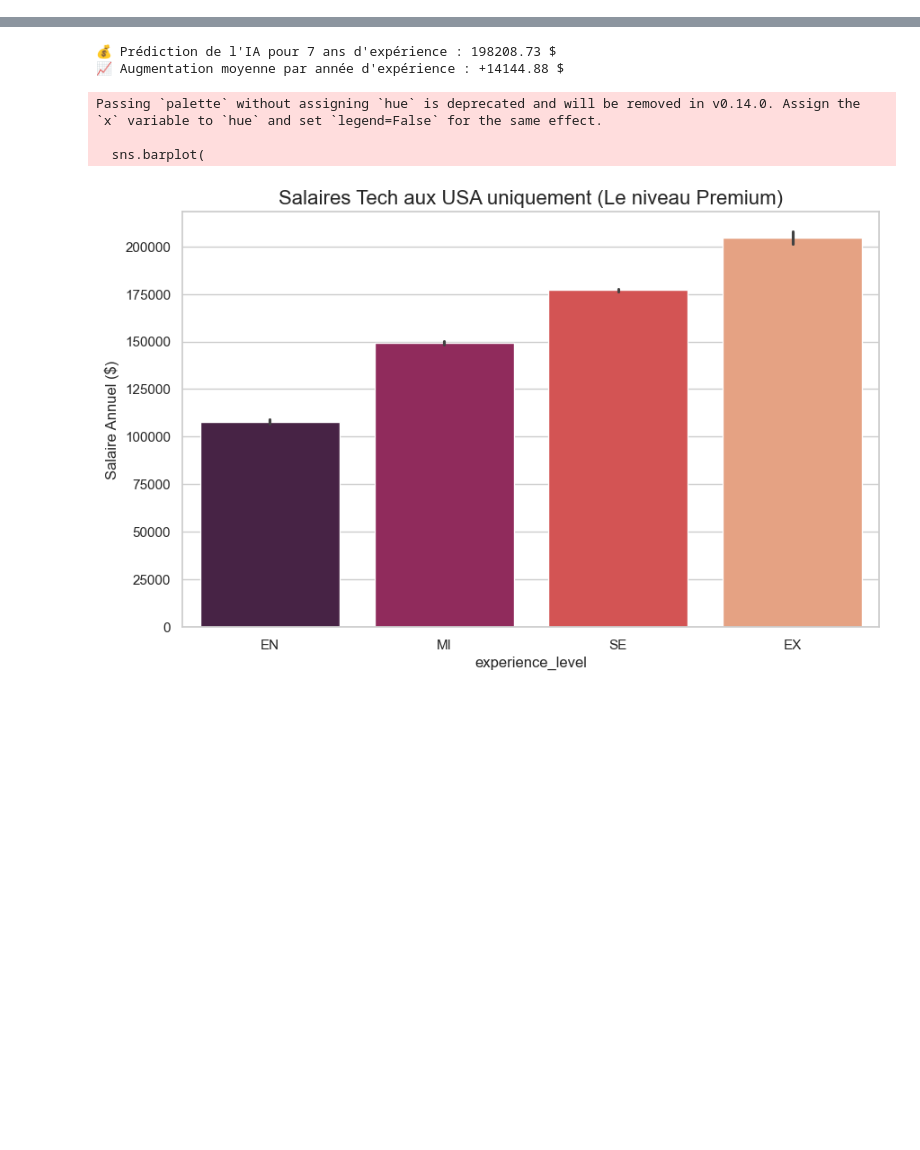
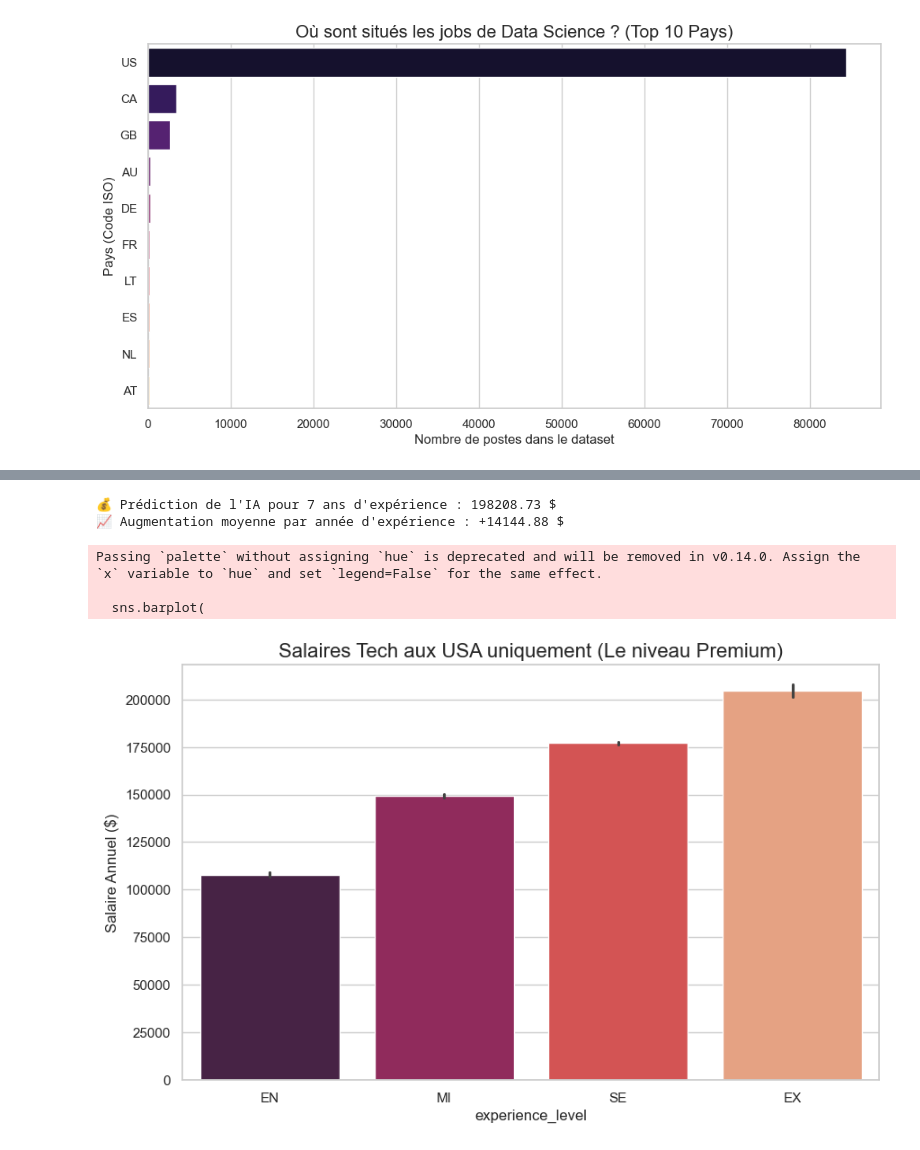
Before and after one commit to AdamFehmoun/Portfolio-data, a Jupyter notebook: Projet_Salaires.ipynb, the cells around one changed output, grey strips where cells are left out. Drawn from its saved outputs; the diff is of its cells as text; code cells hidden in the pictures; blank space fills up the shorter version.

```diff
--- a/Projet_Salaires.ipynb
+++ b/Projet_Salaires.ipynb
@@ -0,0 +320,23 @@
+# %%
+import matplotlib.pyplot as plt
+import seaborn as sns
+
+# On prend les 10 premiers pays pour que le graphique reste lisible
+top_10_pays = repartition_pays.head(10)
+
+plt.figure(figsize=(12, 6))
+
+sns.barplot(
+    x=top_10_pays.values,    # Le nombre de personnes (axe horizontal)
+    y=top_10_pays.index,     # Les codes pays (axe vertical)
+    hue=top_10_pays.index,   # (Pour éviter le warning de couleur)
+    palette="magma",         # Une palette de couleurs "feu"
+    legend=False
+)
+
+plt.title("Où sont situés les jobs de Data Science ? (Top 10 Pays)", fontsize=16)
+plt.xlabel("Nombre de postes dans le dataset")
+plt.ylabel("Pays (Code ISO)")
+plt.show()
+# %% [output]
+[figure, added]
```
Also changed, not shown: parts of 10 cells of this notebook, 1 other file.
